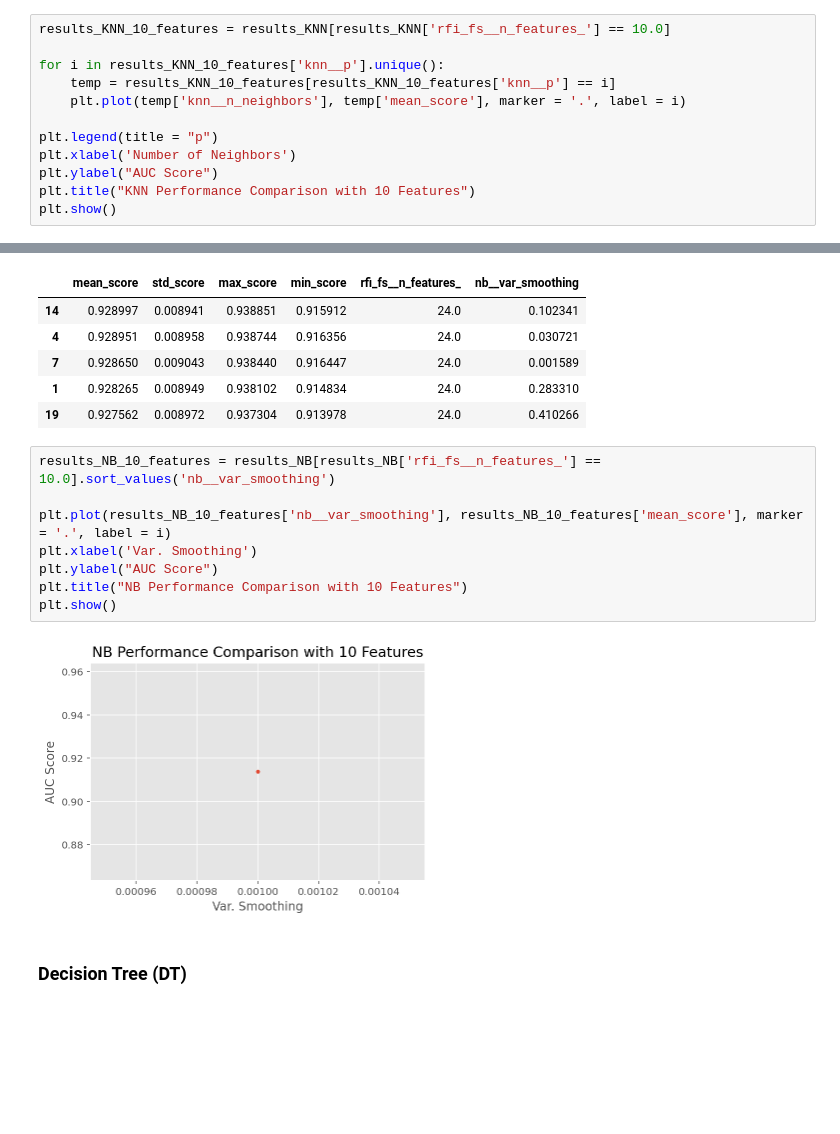
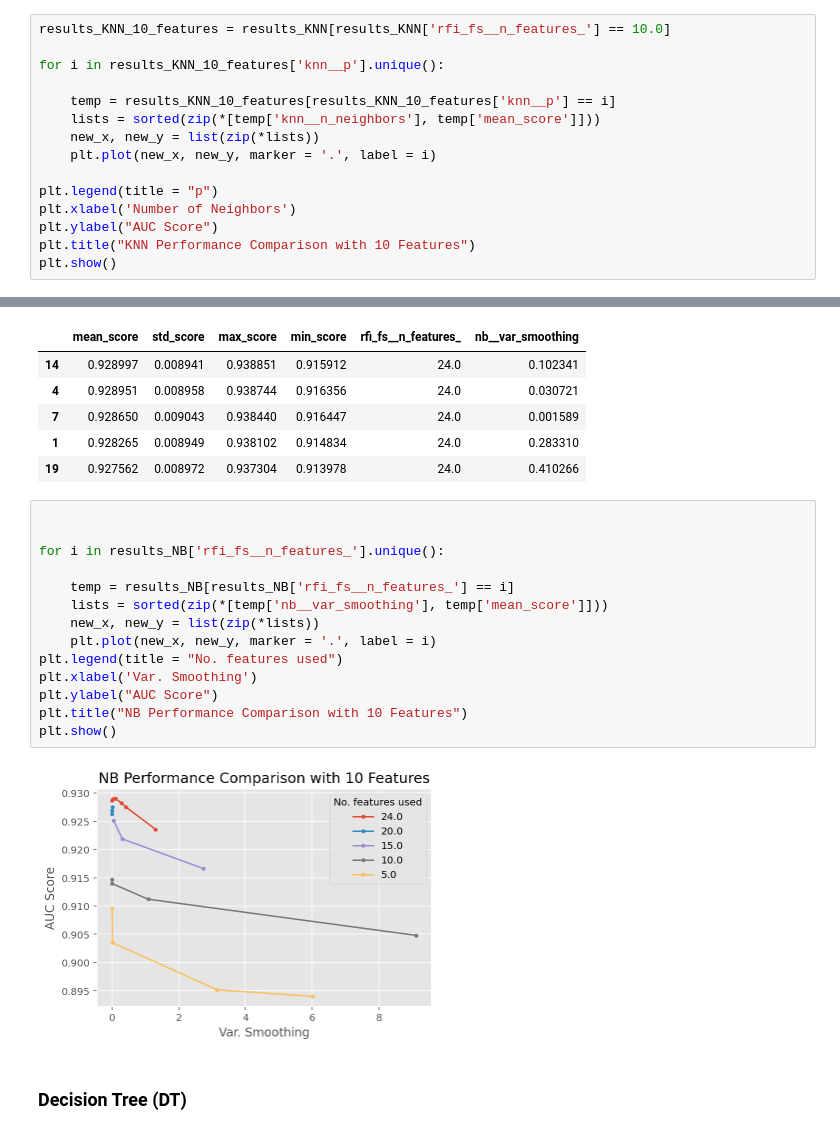
Before and after one commit to Mattjben/Passeneger-satisfaction-machine-learning, a Jupyter notebook: Phase_2_Airplane.ipynb, the cells around one changed output, grey strips where cells are left out. Saved outputs shown, nothing was run; the diff lists cells and outputs as text; blank space fills up the shorter version.

```diff
--- a/Phase_2_Airplane.ipynb
+++ b/Phase_2_Airplane.ipynb
@@ -437,8 +437,11 @@ results_KNN.head()
 results_KNN_10_features = results_KNN[results_KNN['rfi_fs__n_features_'] == 10.0]
 
 for i in results_KNN_10_features['knn__p'].unique():
+
     temp = results_KNN_10_features[results_KNN_10_features['knn__p'] == i]
-    plt.plot(temp['knn__n_neighbors'], temp['mean_score'], marker = '.', label = i)
+    lists = sorted(zip(*[temp['knn__n_neighbors'], temp['mean_score']]))
+    new_x, new_y = list(zip(*lists))
+    plt.plot(new_x, new_y, marker = '.', label = i)
 
 plt.legend(title = "p")
 plt.xlabel('Number of Neighbors')
@@ -505,15 +508,21 @@ Best Score: 0.9289972765943443
 | 1 | 0.928265 | 0.008949 | 0.938102 | 0.914834 | 24.0 | 0.283310 |
 | 19 | 0.927562 | 0.008972 | 0.937304 | 0.913978 | 24.0 | 0.410266 |
 # %%
-results_NB_10_features = results_NB[results_NB['rfi_fs__n_features_'] == 10.0].sort_values('nb__var_smoothing')
 
-plt.plot(results_NB_10_features['nb__var_smoothing'], results_NB_10_features['mean_score'], marker = '.', label = i)
+
+for i in results_NB['rfi_fs__n_features_'].unique():
+
+    temp = results_NB[results_NB['rfi_fs__n_features_'] == i]
+    lists = sorted(zip(*[temp['nb__var_smoothing'], temp['mean_score']]))
+    new_x, new_y = list(zip(*lists))
+    plt.plot(new_x, new_y, marker = '.', label = i)
+plt.legend(title = "No. features used")
 plt.xlabel('Var. Smoothing')
 plt.ylabel("AUC Score")
 plt.title("NB Performance Comparison with 10 Features")
 plt.show()
 # %% [output]
-[figure, old version]
+[figure, new version]
 # %% [markdown]
 ### Decision Tree (DT)
 # %%
```
Also changed, not shown: parts of 2 cells of this notebook.
